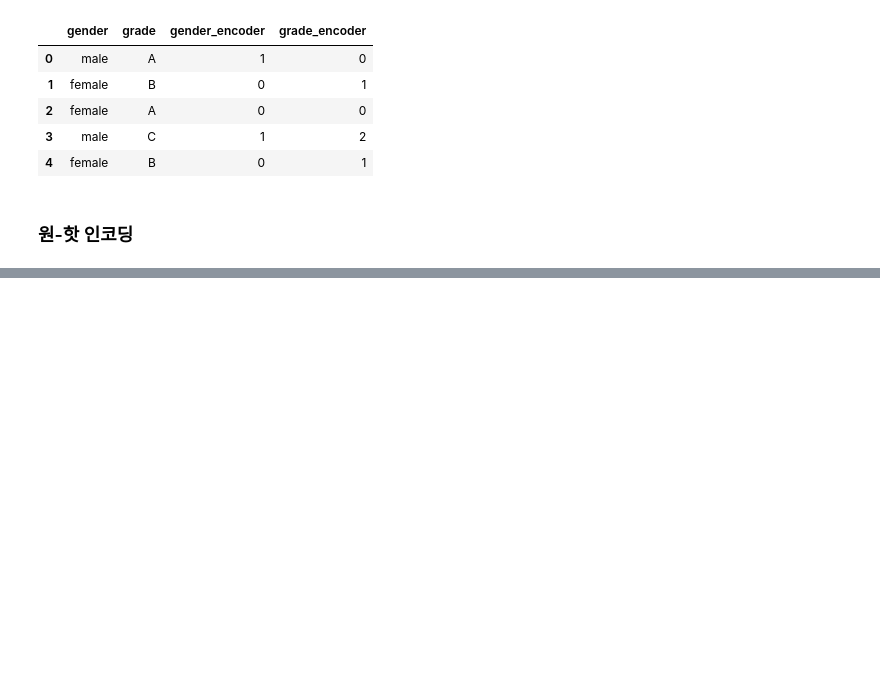
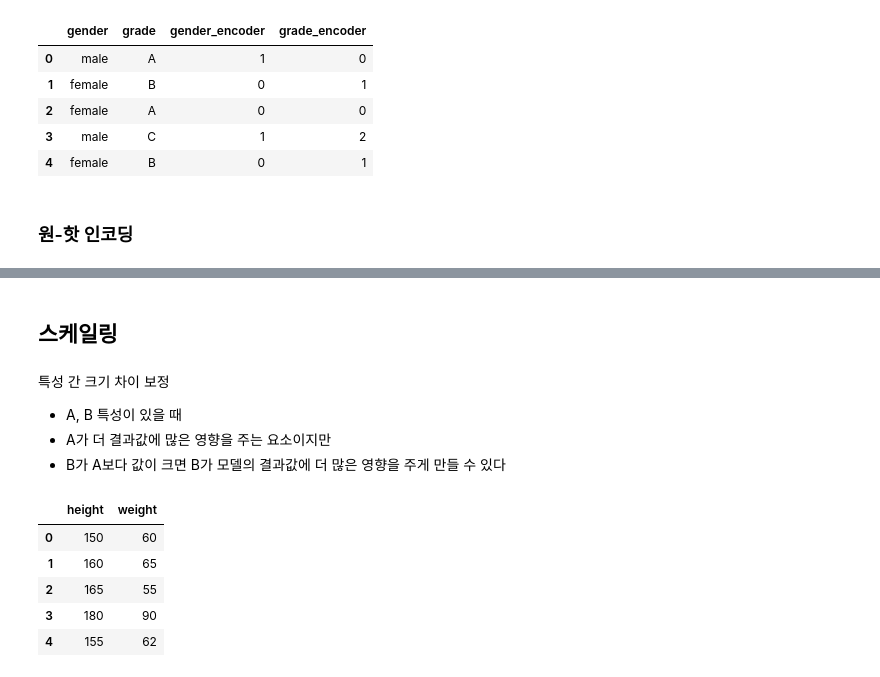
Before and after one commit to chayojun/TIL, a Jupyter notebook: src/2025_08_19_DataPreprocessing.ipynb, the cells around one changed output, grey strips where cells are left out. Saved outputs shown, nothing was run; the diff lists cells and outputs as text; code cells hidden in the pictures; blank space fills up the shorter version.

```diff
--- a/src/2025_08_19_DataPreprocessing.ipynb
+++ b/src/2025_08_19_DataPreprocessing.ipynb
@@ -306,0 +320,22 @@ df
+# %% [markdown]
+## 스케일링
+# %% [markdown]
+특성 간 크기 차이 보정
+- A, B 특성이 있을 때
+- A가 더 결과값에 많은 영향을 주는 요소이지만
+- B가 A보다 값이 크면 B가 모델의 결과값에 더 많은 영향을 주게 만들 수 있다
+# %%
+data = {
+    "height" : [150, 160, 165, 180, 155],
+    "weight" : [60, 65, 55, 90, 62]
+}
+
+df = pd.DataFrame(data)
+df
+# %% [output]
+|  | height | weight |
+| 0 | 150 | 60 |
+| 1 | 160 | 65 |
+| 2 | 165 | 55 |
+| 3 | 180 | 90 |
+| 4 | 155 | 62 |
```
Also changed, not shown: parts of 21 cells of this notebook, 1 other file.
